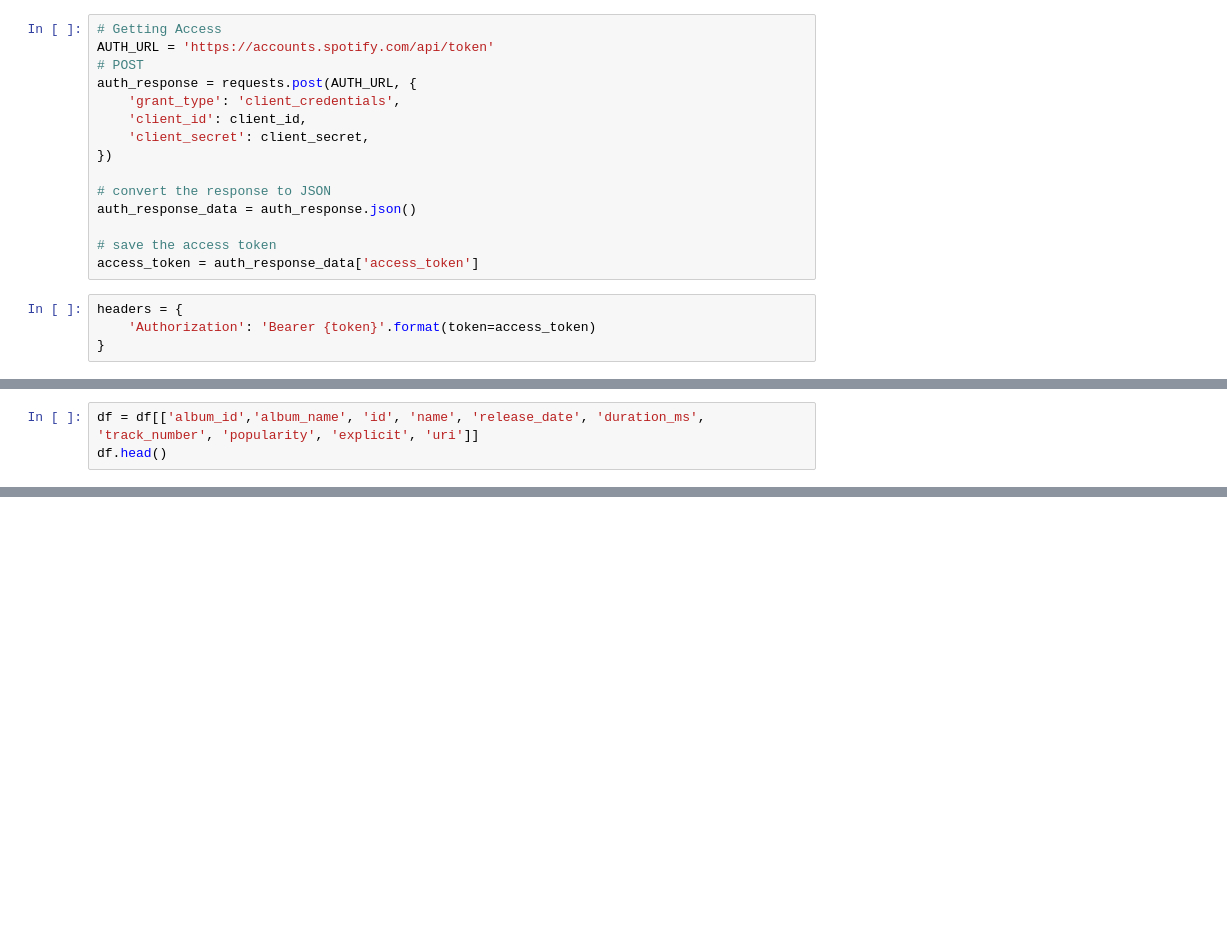
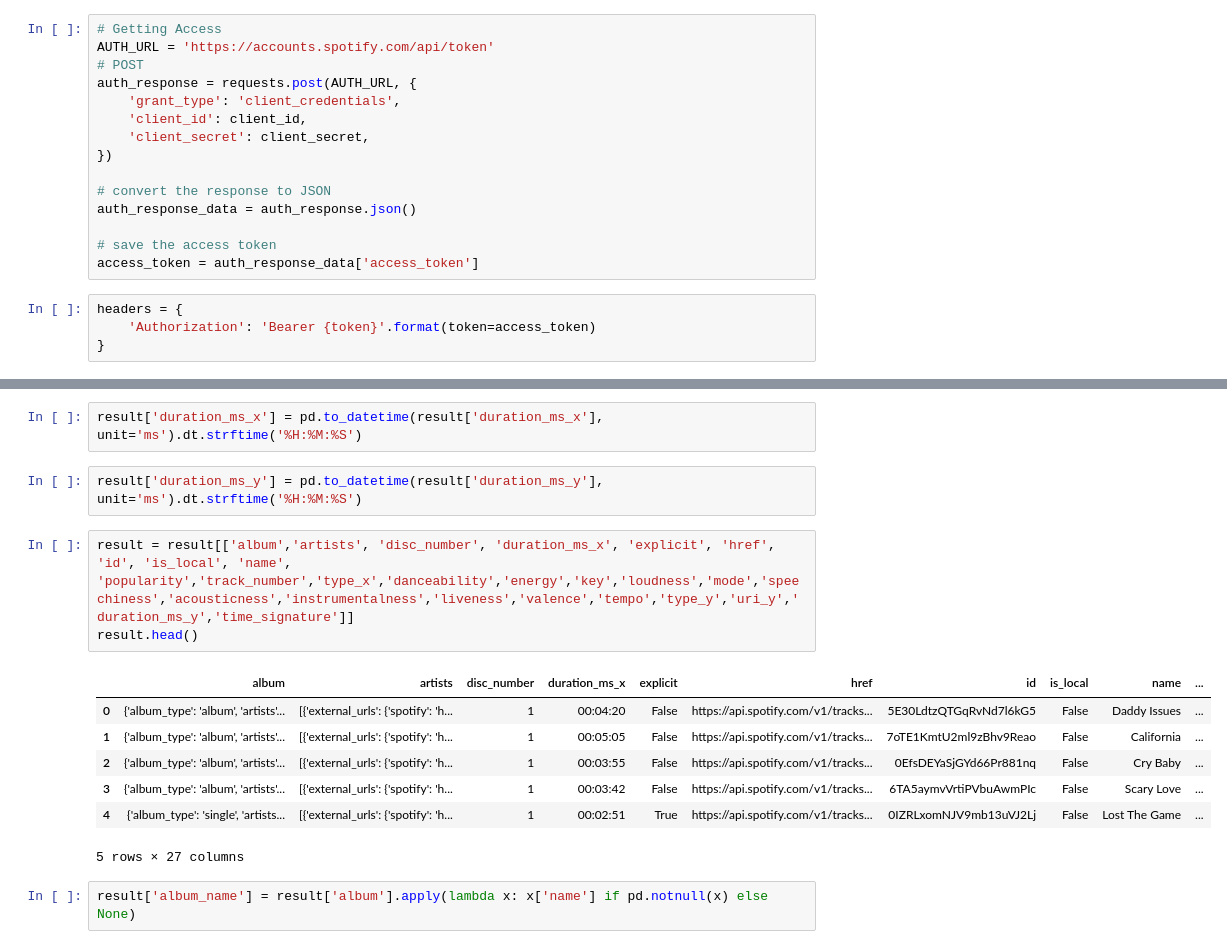
Before and after one commit to elifsugokduman/cs210-project, a Jupyter notebook: spotify.ipynb, the cells around one changed output, grey strips where cells are left out. Drawn from its saved outputs; the diff is of its cells as text; blank space fills up the shorter version.

```diff
--- a/spotify.ipynb
+++ b/spotify.ipynb
@@ -121,3 +135,0 @@ df.head()
-# %%
-df = df[['album_id','album_name', 'id', 'name', 'release_date', 'duration_ms', 'track_number', 'popularity', 'explicit', 'uri']]
-df.head()
@@ -214,0 +175,17 @@ print(result)
+# %%
+result['duration_ms_x'] = pd.to_datetime(result['duration_ms_x'], unit='ms').dt.strftime('%H:%M:%S')
+# %%
+result['duration_ms_y'] = pd.to_datetime(result['duration_ms_y'], unit='ms').dt.strftime('%H:%M:%S')
+# %%
+result = result[['album','artists', 'disc_number', 'duration_ms_x', 'explicit', 'href', 'id', 'is_local', 'name', 'popularity','track_number','type_x','danceability','energy','key','loudness','mode','speechiness','acousticness','instrumentalness','liveness','valence','tempo','type_y','uri_y','duration_ms_y','time_signature']]
+result.head()
+# %% [output]
+|  | album | artists | disc_number | duration_ms_x | explicit | href | id | is_local | name | ... |
+| 0 | {'album_type': 'album', 'artists'... | [{'external_urls': {'spotify': 'h... | 1 | 00:04:20 | False | https://api.spotify.com/v1/tracks... | 5E30LdtzQTGqRvNd7l6kG5 | False | Daddy Issues | ... |
+| 1 | {'album_type': 'album', 'artists'... | [{'external_urls': {'spotify': 'h... | 1 | 00:05:05 | False | https://api.spotify.com/v1/tracks... | 7oTE1KmtU2ml9zBhv9Reao | False | California | ... |
+| 2 | {'album_type': 'album', 'artists'... | [{'external_urls': {'spotify': 'h... | 1 | 00:03:55 | False | https://api.spotify.com/v1/tracks... | 0EfsDEYaSjGYd66Pr881nq | False | Cry Baby | ... |
+| 3 | {'album_type': 'album', 'artists'... | [{'external_urls': {'spotify': 'h... | 1 | 00:03:42 | False | https://api.spotify.com/v1/tracks... | 6TA5aymvVrtiPVbuAwmPIc | False | Scary Love | ... |
+| 4 | {'album_type': 'single', 'artists... | [{'external_urls': {'spotify': 'h... | 1 | 00:02:51 | True | https://api.spotify.com/v1/tracks... | 0IZRLxomNJV9mb13uVJ2Lj | False | Lost The Game | ... |
+5 rows × 27 columns
+# %%
+result['album_name'] = result['album'].apply(lambda x: x['name'] if pd.notnull(x) else None)
```
Also changed, not shown: parts of 16 cells of this notebook, 1 other file.
